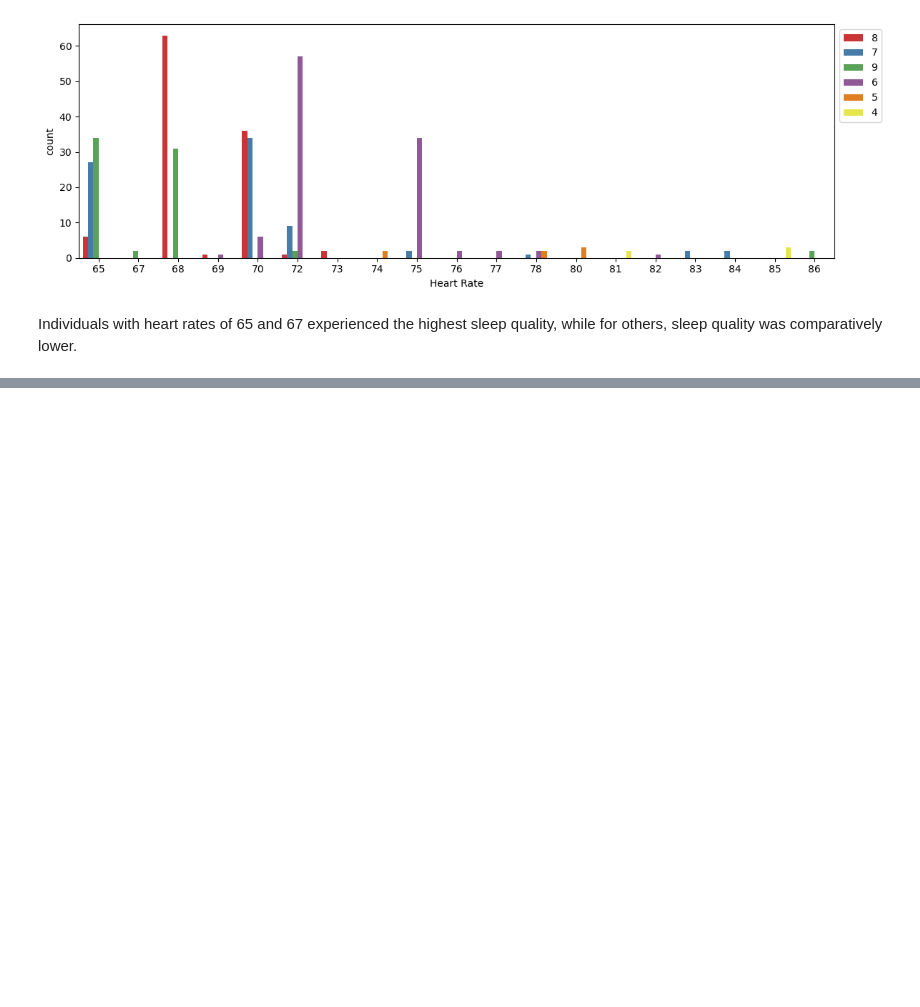
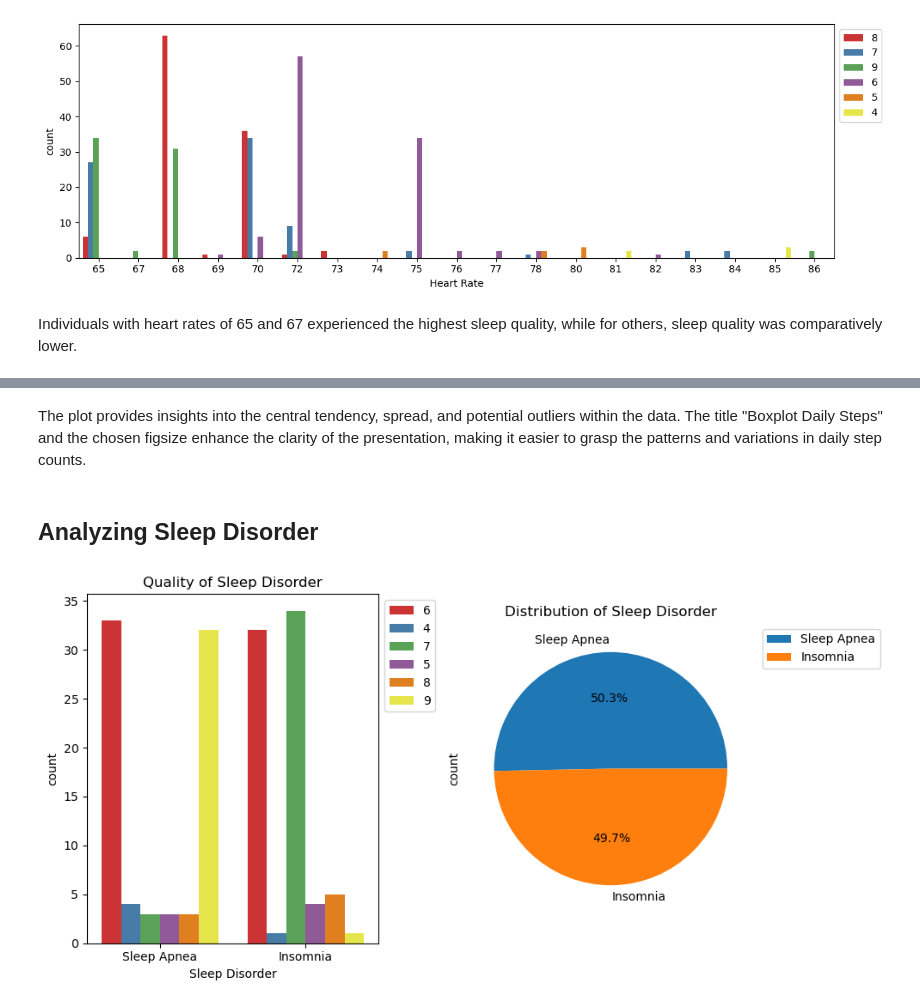
Before and after one commit to ShoaibNaseer/MSc_data_science_projects, a Jupyter notebook: other_projects/sleep_health_analysis/sleep_quality_analysis.ipynb, the cells around one changed output, grey strips where cells are left out. Saved outputs shown, nothing was run; the diff lists cells and outputs as text; code cells hidden in the pictures; blank space fills up the shorter version.

Commit message:
sleep quality project complete

```diff
--- a/other_projects/sleep_health_analysis/sleep_quality_analysis.ipynb
+++ b/other_projects/sleep_health_analysis/sleep_quality_analysis.ipynb
@@ -256,0 +266,20 @@ Individuals with heart rates of 65 and 67 experienced the highest sleep quality,
+# %% [markdown]
+The plot provides insights into the central tendency, spread, and potential outliers within the data. The title "Boxplot Daily Steps" and the chosen figsize enhance the clarity of the presentation, making it easier to grasp the patterns and variations in daily step counts.
+# %% [markdown]
+## Analyzing Sleep Disorder
+# %%
+figure, axes = plt.subplots(1, 2, figsize=(10, 5))
+
+# Plot the count plot on the first subplot
+sns.countplot(x='Sleep Disorder', hue='Quality of Sleep', palette='Set1', data=df, ax=axes[0])
+axes[0].set_title('Quality of Sleep Disorder')
+axes[0].legend(loc='upper left', bbox_to_anchor=(1, 1))
+
+# Plot the pie chart on the second subplot
+df['Sleep Disorder'].value_counts().plot.pie(ax=axes[1], autopct='%1.1f%%')
+axes[1].set_title('Distribution of Sleep Disorder')
+
+plt.legend(loc='upper left', bbox_to_anchor=(1, 1))
+plt.tight_layout()
+# %% [output]
+[figure, added]
```
Also changed, not shown: parts of 21 cells of this notebook.
